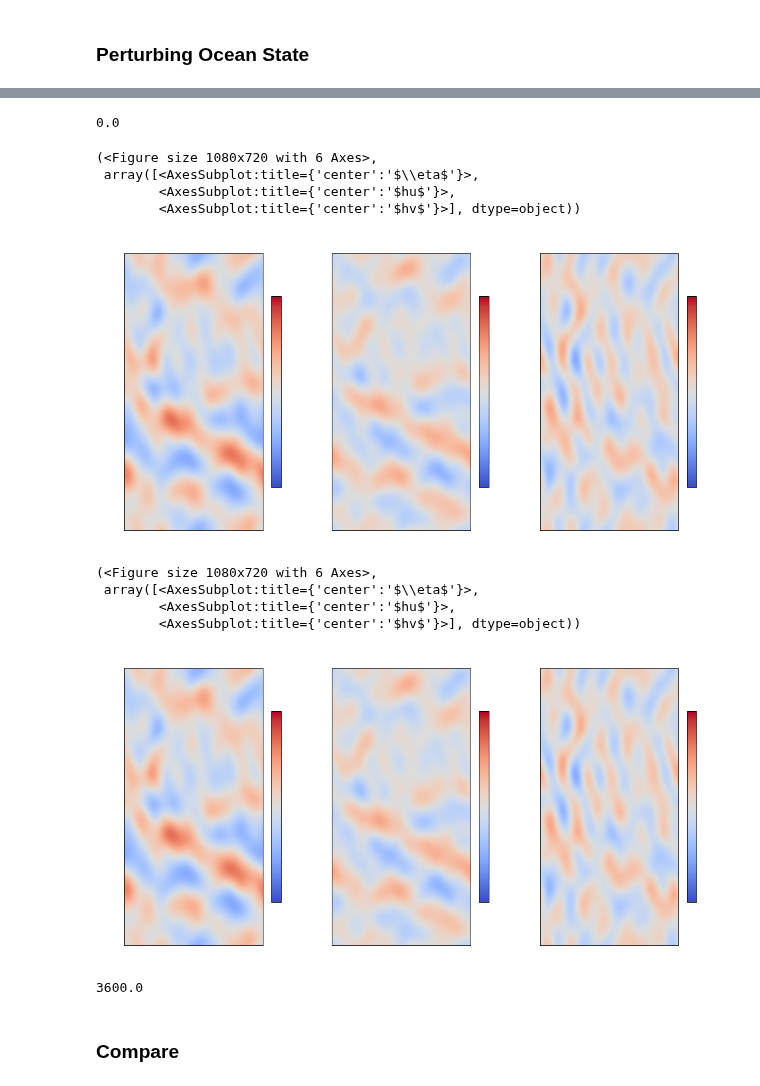
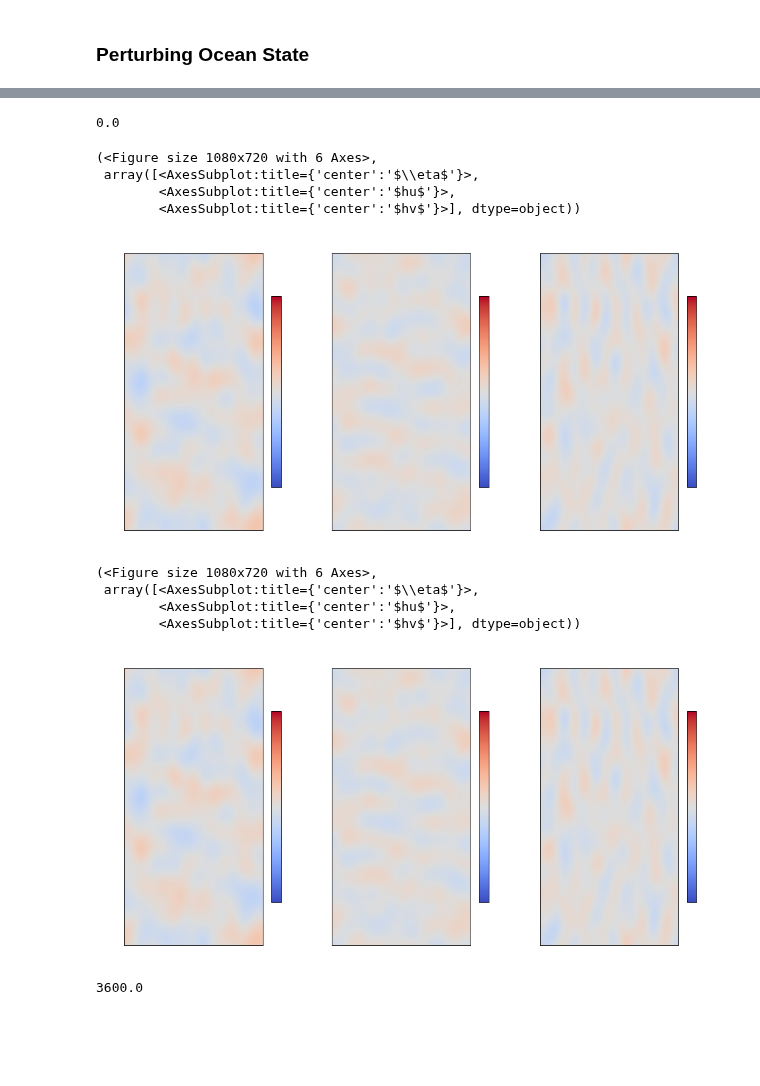
Before and after one commit to sintefmath/multilevelDA, a Jupyter notebook: notebooks/Basin-SimNoise.ipynb, the cells around one changed output, grey strips where cells are left out. Saved outputs shown, nothing was run; the diff lists cells and outputs as text; code cells hidden in the pictures; blank space fills up the shorter version.

```diff
--- a/notebooks/Basin-SimNoise.ipynb
+++ b/notebooks/Basin-SimNoise.ipynb
@@ -182,2 +149,7 @@ coarse_sim.setKLModelErrorSimilarAs(sim)
+# %%
+sim.upload(init_eta, init_hu, init_hv)
+sim.t
+# %% [output]
+0.0
 # %%
 sim.model_time_step = 60
@@ -184,4 +156,0 @@ sim.model_time_step = 60
-# %%
-sim.t
-# %% [output]
-0.0
@@ -190,22 +157,20 @@ sim.dataAssimilationStep(3600, otherSim=coarse_sim)
 # %%
-imshowSim(sim, eta_vlim=0.01, huv_vlim=1 )
+imshowSim(sim, eta_vlim=0.1, huv_vlim=10 )
 # %% [output]
 (<Figure size 1080x720 with 6 Axes>,
  array([<AxesSubplot:title={'center':'$\\eta$'}>,
         <AxesSubplot:title={'center':'$hu$'}>,
         <AxesSubplot:title={'center':'$hv$'}>], dtype=object))
-[figure, old version]
+[figure, new version]
 # %%
-imshowSim(coarse_sim, eta_vlim=0.01, huv_vlim=1 )
+imshowSim(coarse_sim, eta_vlim=0.1, huv_vlim=10 )
 # %% [output]
 (<Figure size 1080x720 with 6 Axes>,
  array([<AxesSubplot:title={'center':'$\\eta$'}>,
         <AxesSubplot:title={'center':'$hu$'}>,
         <AxesSubplot:title={'center':'$hv$'}>], dtype=object))
-[figure, old version]
+[figure, new version]
 # %%
 coarse_sim.t
 # %% [output]
 3600.0
-# %% [markdown]
-### Compare
```
Also changed, not shown: parts of 19 cells of this notebook.
